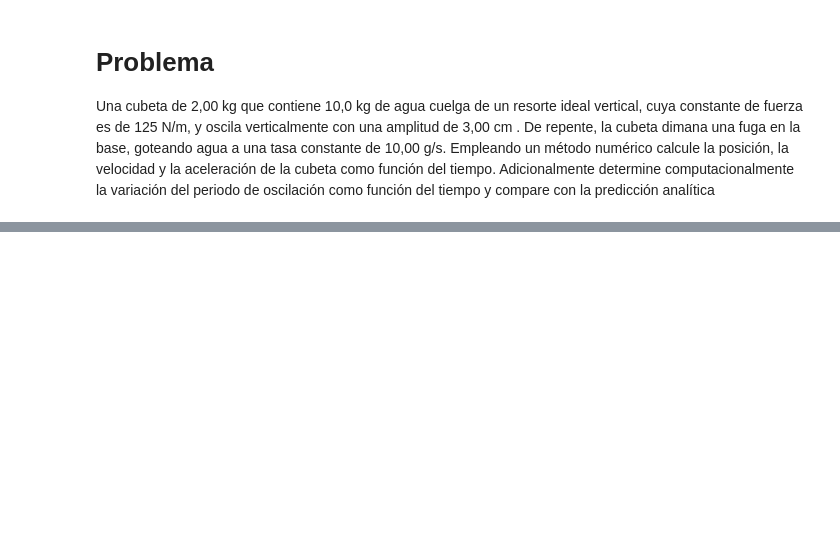
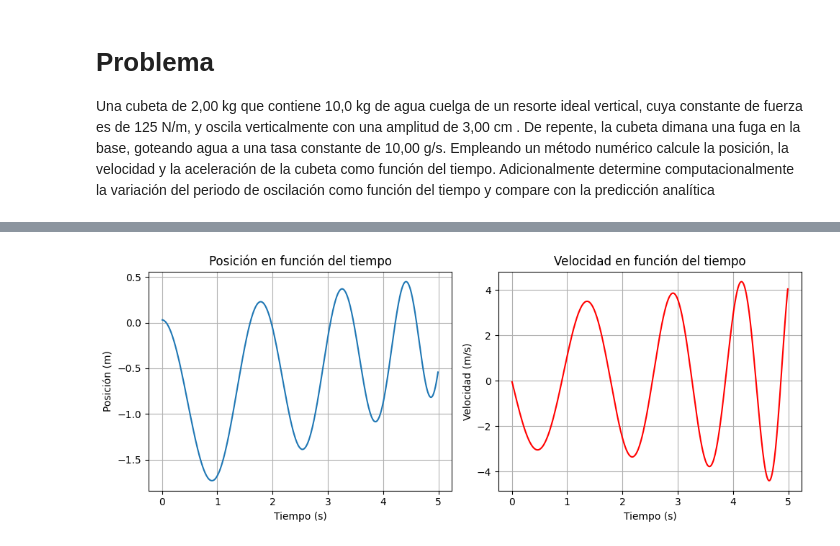
Before and after one commit to Psychohistorian11/Fisica_II, a Jupyter notebook: Clases/PracticaExamen1.ipynb, the cells around one changed output, grey strips where cells are left out. Saved outputs shown, nothing was run; the diff lists cells and outputs as text; code cells hidden in the pictures; blank space fills up the shorter version.

Commit message:
Practica finalizada, posición, velocidad, aceleración y periodo de oscilación en función del tiempo

```diff
--- a/Clases/PracticaExamen1.ipynb
+++ b/Clases/PracticaExamen1.ipynb
@@ -8,0 +45,83 @@ Una cubeta de 2,00 kg que contiene 10,0 kg de agua cuelga de un resorte ideal ve
+# %%
+import numpy as np
+import matplotlib.pyplot as plt
+
+def verlet1D(x0, v0,m_cubo, m_agua, k, g=9.81, dt=0.005, nts=1000):
+    """
+    x0: posición inicial
+    v0: velocidad inicial
+    m_cubo: masa en kilogramos de la cubeta
+    m_cubo: masa en kilogramos de el agua
+    k: constante del resorte en N/m
+    """
+    t = []                 # Lista para almacenar el tiempo
+    position_list = []     # Lista para almacenar la posición
+    velocity_list = []     # Lista para almacenar la velocidad
+    acceleration_list = [] # Lista para almacenar la acelaración
+    oscillation_period_list = []
+
+    x[0] = x0
+    x_i = x0
+    m = m_cubo + m_agua #suma total de la cubeta y su contenido
+
+
+    for i in range(1, nts - 1):
+        # Reducción de masa debido a la fuga de agua (10 g/s)
+        dm = 0.01  # 10 g = 0.01 kg
+        m -= dm    #cambio en la masa
+        acceleration = - ((k * x_i / m) + g) #acceleración
+        x_new = 2.0 * x_i - x0 + acceleration * dt**2 #posición
+        v_new = (x_new - x_i)/dt #velocidad
+        period = 2 * np.pi * (m/k)**1/2
+
+        x0 = x_i# a la posición en el pasado le doy la posición actual
+        x_i = x_new# a la posición actual le doy la posición en el futuro
+
+        t.append(i * dt)
+        position_list.append(x_i)
+        velocity_list.append(v_new)
+        acceleration_list.append(acceleration)
+        oscillation_period_list.append(period)
+
+    return position_list, velocity_list, t,acceleration_list,oscillation_period_list
+
+x, v, t, a, p = verlet1D(0.03, 0.0,2.0, 10.0, 125.0, dt=0.005)
+
+
+plt.figure(figsize=(10, 4))
+plt.subplot(1, 2, 1)
+plt.plot(t, x)
+plt.xlabel("Tiempo (s)")
+plt.ylabel("Posición (m)")
+plt.title("Posición en función del tiempo")
+plt.grid()
+
+plt.subplot(1, 2, 2)
+plt.plot(t, v, color='red')
+plt.xlabel("Tiempo (s)")
+plt.ylabel("Velocidad (m/s)")
+plt.title("Velocidad en función del tiempo")
+
+plt.tight_layout()
+plt.grid()
+plt.show()
+
+plt.figure(figsize=(10, 4))
+plt.subplot(1, 2, 1)
+plt.plot(t, a, color="green")
+plt.xlabel("Tiempo (s)")
+plt.ylabel("Aceleración (m/s^2)")
+plt.title("Aceleración en función del tiempo")
+plt.grid()
+
+plt.subplot(1, 2, 2)
+plt.plot(t, p, color='black')
+plt.xlabel("Tiempo (s)")
+plt.ylabel("Periodo de Oscilación (m/s)")
+plt.title("Periodo de Oscilación en función del tiempo")
+
+plt.tight_layout()
+plt.grid()
+plt.show()
+# %% [output]
+[figure, added]
```
Also changed, not shown: parts of 5 cells of this notebook.
